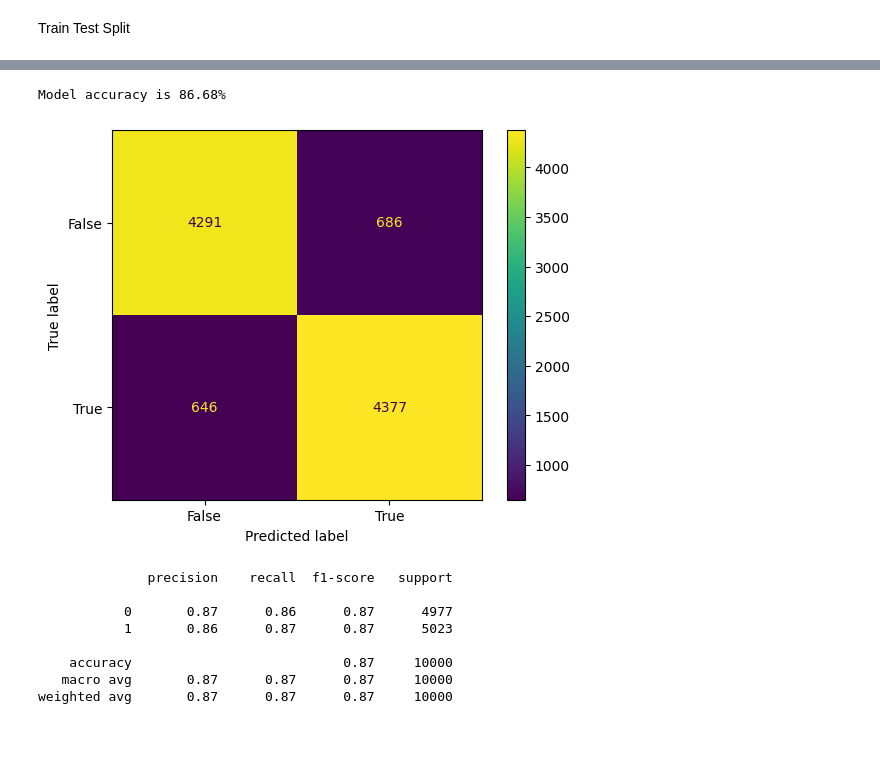
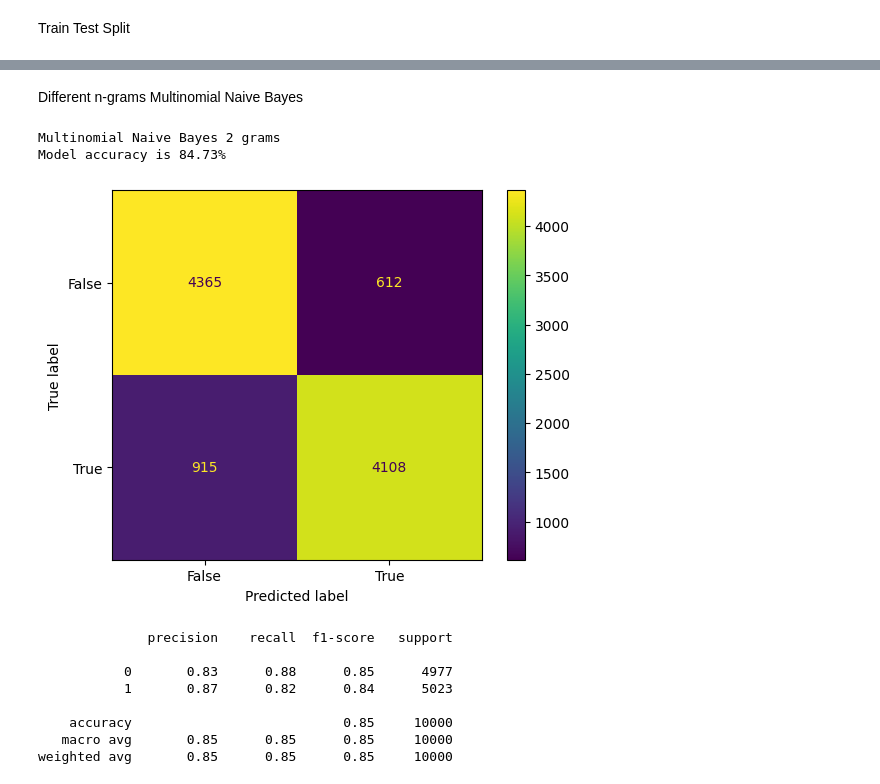
Before and after one commit to tushar9085/SentimentFlix, a Jupyter notebook: NLTK/Sentiment_analysis_naive_bayes.ipynb, the cells around one changed output, grey strips where cells are left out. Drawn from its saved outputs; the diff is of its cells as text; code cells hidden in the pictures; blank space fills up the shorter version.

```diff
--- a/NLTK/Sentiment_analysis_naive_bayes.ipynb
+++ b/NLTK/Sentiment_analysis_naive_bayes.ipynb
@@ -108,12 +108,7 @@ PREPROCESSING
 
 def cleaning(text):
     text = text.lower()  # converting to lowercase
-    text = re.sub('https?://\S+|www\.\S+', '', text) # removing URL links
-    text = re.sub(r"\b\d+\b", "", text) # removing number
-    text = re.sub('<.*?>+', '', text) # removing special characters
-    text = text.translate(str.maketrans('','',string.punctuation)) #punctuations
-    text = re.sub('\n', '', text)
-    text = re.sub('[’“”…]', '', text)
+
 
     emoji_pattern = re.compile("["
                            u"\U0001F600-\U0001F64F"  # emoticons
@@ -131,6 +126,7 @@ def cleaning(text):
     # removing short form:
 
     text=re.sub("isn't",'is not',text)
+    text=re.sub("aren't",'are not',text)
     text=re.sub("he's",'he is',text)
     text=re.sub("wasn't",'was not',text)
     text=re.sub("there's",'there is',text)
@@ -167,6 +163,14 @@ def cleaning(text):
     text=re.sub("he’s'",'he is',text)
     text=re.sub('there’s','there is',text)
 
+
+    text = re.sub('https?://\S+|www\.\S+', '', text) # removing URL links
+    text = re.sub(r"\b\d+\b", "", text) # removing number
+    text = re.sub('<.*?>+', '', text) # removing special characters
+    text = text.translate(str.maketrans('','',string.punctuation)) #punctuations
+    text = re.sub('\n', '', text)
+    text = re.sub('[’“”…]', '', text)
+
     return text
 
 
@@ -331,10 +366,0 @@ predicted = MNB.predict(X_test)
-# %%
-#Checking the accuracy
-from sklearn.metrics import classification_report, confusion_matrix
-from sklearn import metrics
-
-accuracy_score = metrics.accuracy_score(predicted, y_test)
-
-print("Model accuracy is " + str('{:04.2f}'.format(accuracy_score*100)) + "%")
-# %% [output]
-Model accuracy is 86.68%
@@ -341,23 +373,46 @@ Model accuracy is 86.68%
+# %% [markdown]
+Different n-grams
+Multinomial Naive Bayes
+# %%
+from sklearn.feature_extraction.text import CountVectorizer
+cv_two_grams = CountVectorizer(ngram_range=(2,2))
+text_counts_two_grams = cv_two_grams.fit_transform(df1['review'])
+# %%
+X_train, X_test, y_train, y_test = train_test_split(text_counts_two_grams, df1['sentiment'], test_size=0.20,random_state=30)
 # %%
+MNB2 = MultinomialNB()
+
+MNB2.fit(X_train, y_train)
+
+predicted = MNB2.predict(X_test)
+
+#Checking the accuracy
+
+accuracy_score = metrics.accuracy_score(predicted, y_test)
+
+print("Multinomial Naive Bayes 2 grams")
+print("Model accuracy is " + str('{:04.2f}'.format(accuracy_score*100)) + "%")
+
 #Confussion metrics
 
 confusion_matrix = metrics.confusion_matrix(y_test, predicted)
 cm_display = metrics.ConfusionMatrixDisplay(confusion_matrix = confusion_matrix, display_labels = [False, True,])
 
 cm_display.plot()
 plt.show()
+
+# Classification Reports
+
+print(classification_report(y_test, predicted))
 # %% [output]
+Multinomial Naive Bayes 2 grams
+Model accuracy is 84.73%
-[figure, old version]
+[figure, new version]
+              precision    recall  f1-score   support
+
+           0       0.83      0.88      0.85      4977
+           1       0.87      0.82      0.84      5023
+
+    accuracy                           0.85     10000
+   macro avg       0.85      0.85      0.85     10000
+weighted avg       0.85      0.85      0.85     10000
-# %%
-# Classification Reports
-
-print(classification_report(y_test, predicted))
-# %% [output]
-              precision    recall  f1-score   support
-
-           0       0.87      0.86      0.87      4977
-           1       0.86      0.87      0.87      5023
-
-    accuracy                           0.87     10000
-   macro avg       0.87      0.87      0.87     10000
-weighted avg       0.87      0.87      0.87     10000
```
Also changed, not shown: parts of 12 cells of this notebook, 5 other files.
